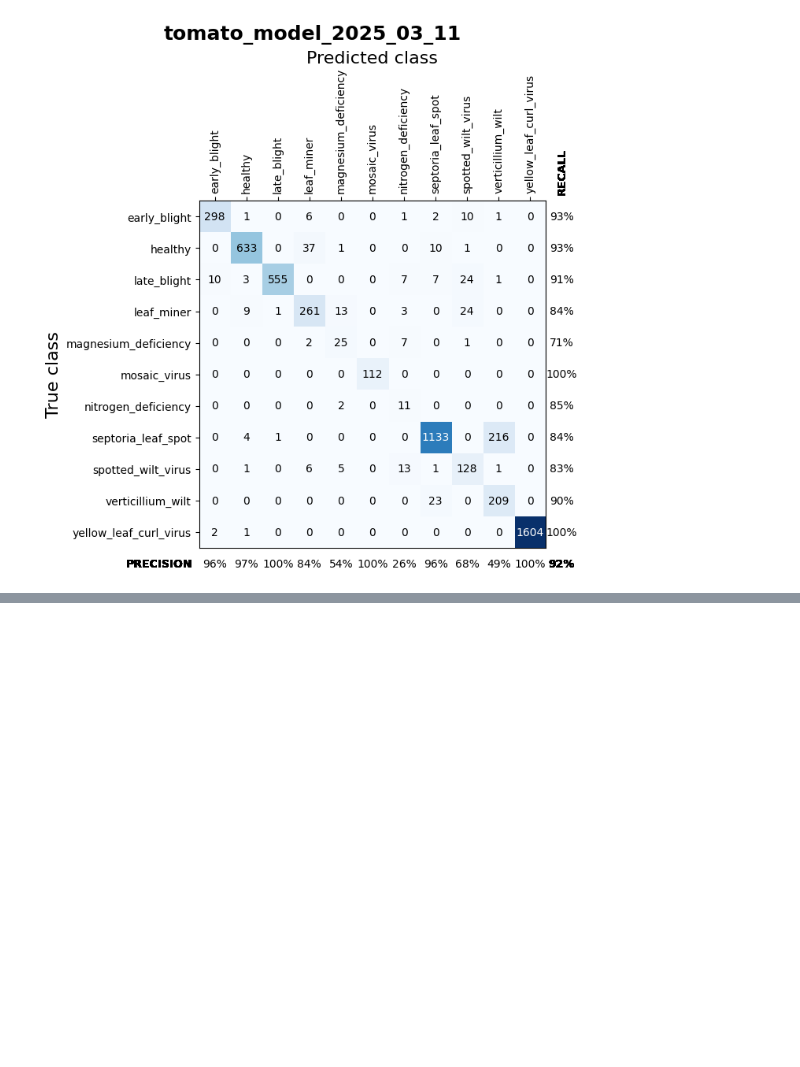
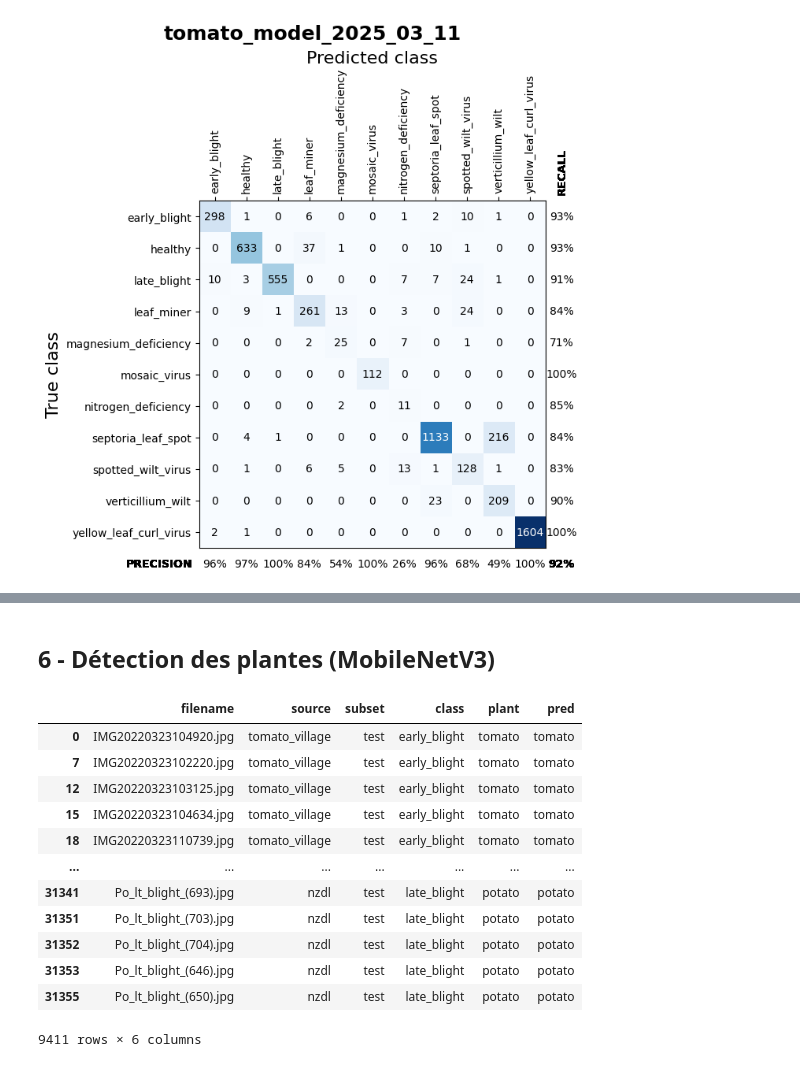
Before and after one commit to maxbhardy/happybud, a Jupyter notebook: training/model_validation.ipynb, the cells around one changed output, grey strips where cells are left out. Saved outputs shown, nothing was run; the diff lists cells and outputs as text; code cells hidden in the pictures; blank space fills up the shorter version.

```diff
--- a/training/model_validation.ipynb
+++ b/training/model_validation.ipynb
@@ -252,0 +323,2 @@ fig.savefig("results/tomato_model_2025_03_11.png", dpi=300)
+# %% [markdown]
+## 6 - Détection des plantes (MobileNetV3)
@@ -252,0 +344,16 @@ fig.savefig("results/tomato_model_2025_03_11.png", dpi=300)
+# %%
+test_results
+# %% [output]
+|  | filename | source | subset | class | plant | pred |
+| 0 | IMG20220323104920.jpg | tomato_village | test | early_blight | tomato | tomato |
+| 7 | IMG20220323102220.jpg | tomato_village | test | early_blight | tomato | tomato |
+| 12 | IMG20220323103125.jpg | tomato_village | test | early_blight | tomato | tomato |
+| 15 | IMG20220323104634.jpg | tomato_village | test | early_blight | tomato | tomato |
+| 18 | IMG20220323110739.jpg | tomato_village | test | early_blight | tomato | tomato |
+| ... | ... | ... | ... | ... | ... | ... |
+| 31341 | Po_lt_blight_(693).jpg | nzdl | test | late_blight | potato | potato |
+| 31351 | Po_lt_blight_(703).jpg | nzdl | test | late_blight | potato | potato |
+| 31352 | Po_lt_blight_(704).jpg | nzdl | test | late_blight | potato | potato |
+| 31353 | Po_lt_blight_(646).jpg | nzdl | test | late_blight | potato | potato |
+| 31355 | Po_lt_blight_(650).jpg | nzdl | test | late_blight | potato | potato |
+9411 rows × 6 columns
```
Also changed, not shown: parts of 9 cells of this notebook, 5 other files.
